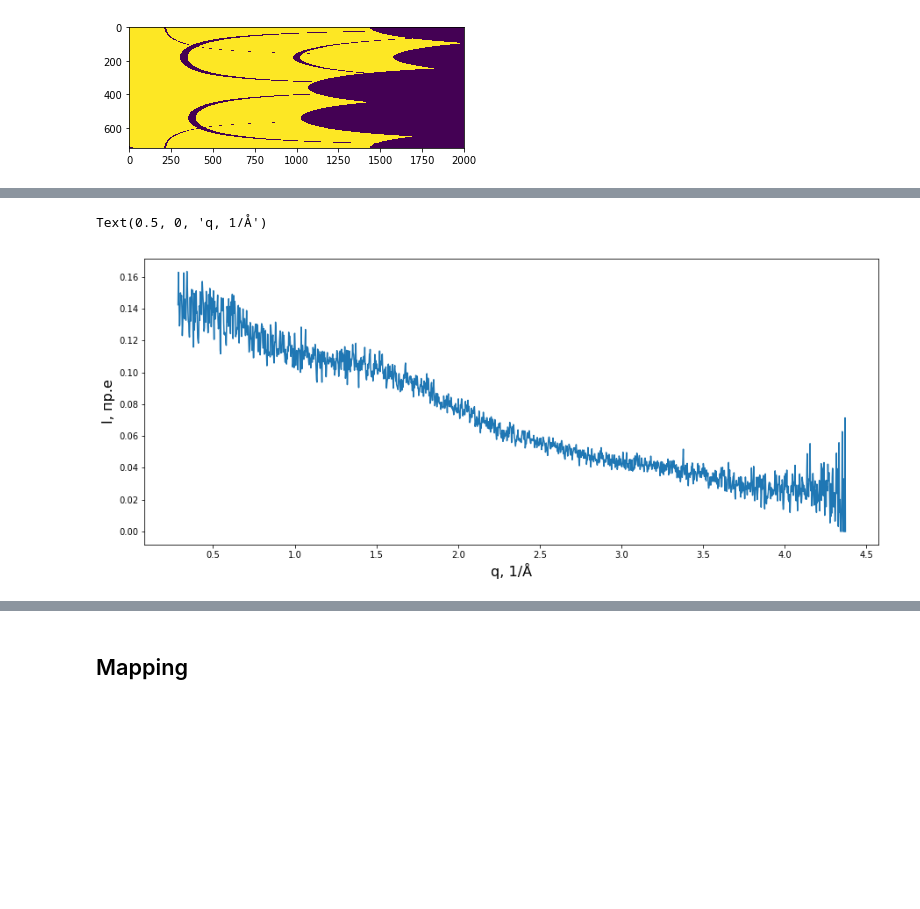
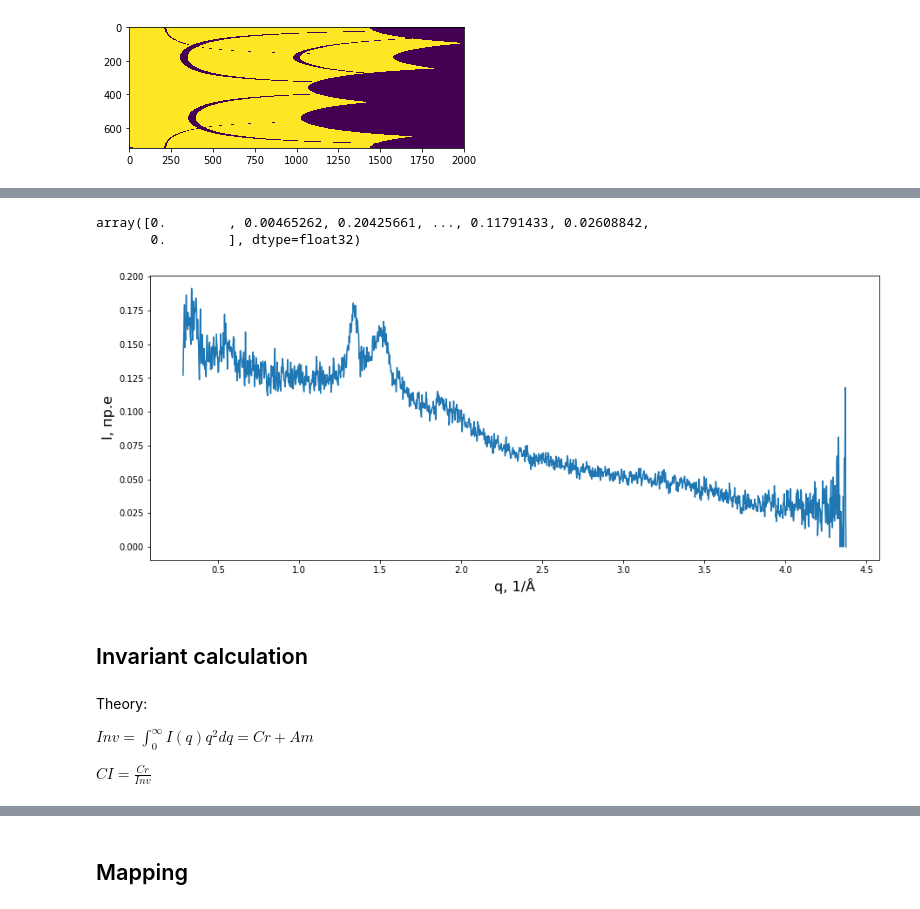
Before and after one commit to savilova/lab-xrda, a Jupyter notebook: Mapping.ipynb, the cells around one changed output, grey strips where cells are left out. Drawn from its saved outputs; the diff is of its cells as text; code cells hidden in the pictures; blank space fills up the shorter version.

```diff
--- a/Mapping.ipynb
+++ b/Mapping.ipynb
@@ -18,8 +20,8 @@ import peakutils
 ## Azimutal integration
 # %%
 # Loading file with already 'caked' scans
-file_name = "H://LP/R-BAPB/print1434.h5"
-file_num = '1434' # experiment id
+file_name = "H://LP/R-BAPB/print1416.h5"
+file_num = '1416' # experiment id
 data_inner_directory = "data/data" # path to data inside the archive
 file = h5py.File(file_name, "r") # reading mode
 all_scans = file[data_inner_directory]
@@ -109,14 +111,16 @@ data = file['data']
 # %%
 #Displaying profiles
 
-profile = data[1000]
+profile = data[1197]
 fig = plt.figure(figsize=(15,6))
 plt.plot(q_set[130:],profile[130:])
 plt.ylabel("I, пр.е", fontsize = 16)
 plt.xlabel("q, 1/\u212B", fontsize = 16)
 #plt.savefig(file_num+'profile.pdf')
+profile
 # %% [output]
-Text(0.5, 0, 'q, 1/Å')
+array([0.        , 0.00465262, 0.20425661, ..., 0.11791433, 0.02608842,
+       0.        ], dtype=float32)
-[figure, old version]
+[figure, new version]
 # %%
 file.close()
@@ -129,0 +127,8 @@ max_ROI_chi = 720
+# %% [markdown]
+## Invariant calculation
+# %% [markdown]
+Theory:
+
+$Inv = \int_0^{\infty}I(q)q^2dq = Cr + Am$
+
+$CI = \frac{Cr}{Inv}$
```
Also changed, not shown: parts of 18 cells of this notebook.
